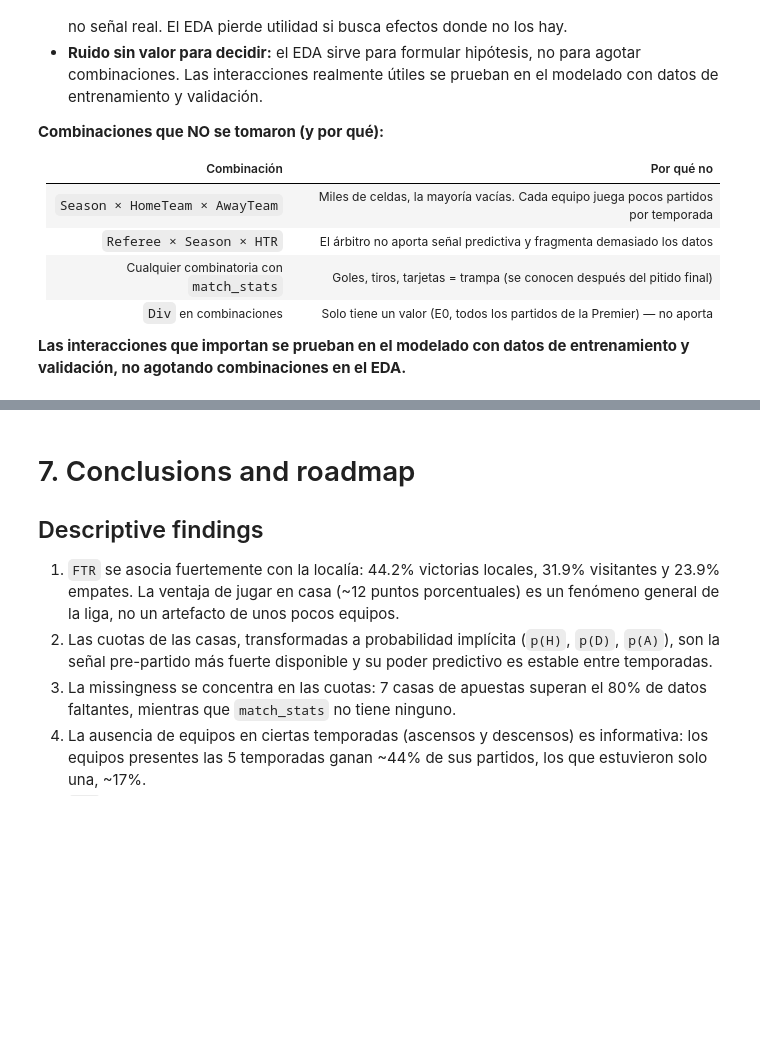
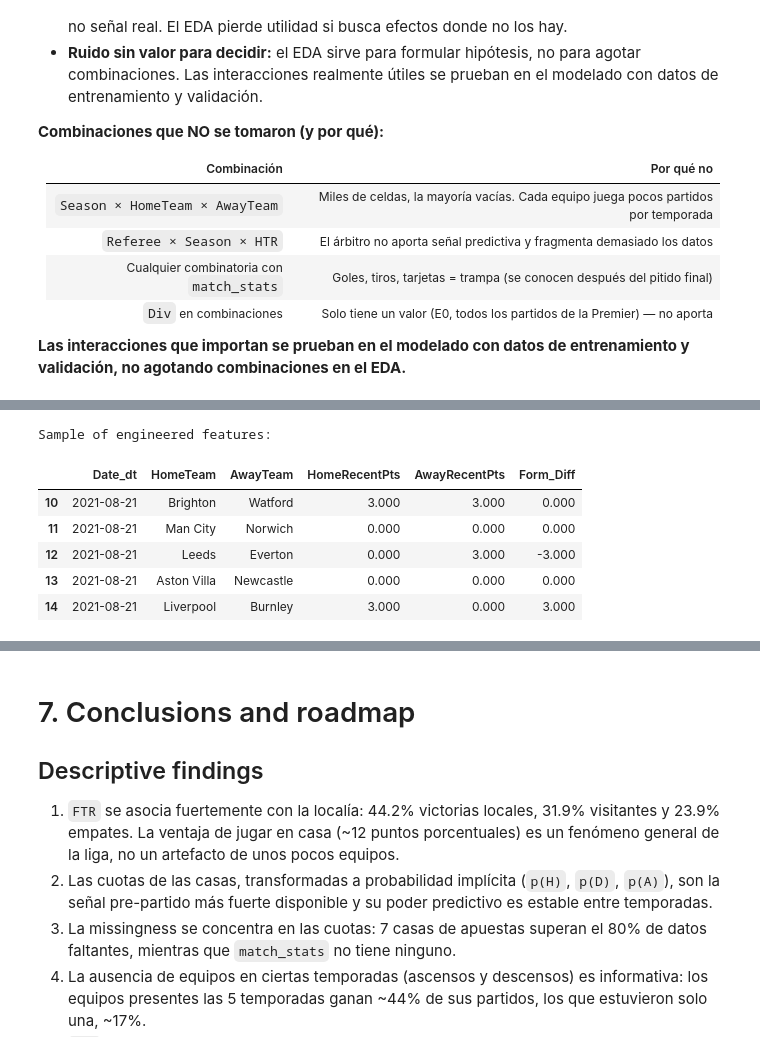
Before and after one commit to errodd/premier_league_football_predictor, a Jupyter notebook: notebooks/EDA.ipynb, the cells around one changed output, grey strips where cells are left out. Cells and saved outputs as stored; diff of their text form; code cells hidden in the pictures; blank space fills up the shorter version.

```diff
--- a/notebooks/EDA.ipynb
+++ b/notebooks/EDA.ipynb
@@ -1823,0 +1834,59 @@ El EDA ya cubrió las interacciones de 2 vías con señal (favorito × localía,
+# %%
+premier_df = premier_df.copy()
+
+# 1. Ensure chronological order to prevent data leakage
+premier_df['Date_dt'] = pd.to_datetime(premier_df['Date'], format='%d/%m/%Y')
+premier_df = premier_df.sort_values(by='Date_dt').reset_index(drop=True)
+
+# 2. Helper function to calculate points earned in a match
+def get_points(ftr, is_home):
+    if ftr == 'D':
+        return 1
+    elif (ftr == 'H' and is_home) or (ftr == 'A' and not is_home):
+        return 3
+    else:
+        return 0
+
+premier_df['HomePoints'] = premier_df.apply(lambda r: get_points(r['FTR'], True), axis=1)
+premier_df['AwayPoints'] = premier_df.apply(lambda r: get_points(r['FTR'], False), axis=1)
+
+# 3. Create a long-format DataFrame to compute team-level rolling stats
+home_stack = premier_df[['Date_dt', 'HomeTeam', 'HomePoints', 'FTHG', 'FTAG']].copy()
+home_stack = home_stack.rename(columns={'HomeTeam': 'Team', 'HomePoints': 'Pts', 'FTHG': 'GS', 'FTAG': 'GC'})
+home_stack['is_home'] = True
+
+away_stack = premier_df[['Date_dt', 'AwayTeam', 'AwayPoints', 'FTAG', 'FTHG']].copy()
+away_stack = away_stack.rename(columns={'AwayTeam': 'Team', 'AwayPoints': 'Pts', 'FTAG': 'GS', 'FTHG': 'GC'})
+away_stack['is_home'] = False
+
+# Combine and sort by Team and Date
+team_matches = pd.concat([home_stack, away_stack]).sort_values(['Team', 'Date_dt'])
+
+# 4. Calculate Rolling Features (Last 3 matches).
+# shift(1) is MANDATORY to prevent the current match from leaking into the feature!
+team_matches['RecentPts'] = team_matches.groupby('Team')['Pts'].transform(lambda x: x.rolling(window=3, min_periods=1).sum().shift(1))
+
+# 5. Merge the engineered features back into the main DataFrame
+home_recent = team_matches[team_matches['is_home'] == True][['Date_dt', 'Team', 'RecentPts']]
+home_recent = home_recent.rename(columns={'Team': 'HomeTeam', 'RecentPts': 'HomeRecentPts'})
+
+away_recent = team_matches[team_matches['is_home'] == False][['Date_dt', 'Team', 'RecentPts']]
+away_recent = away_recent.rename(columns={'Team': 'AwayTeam', 'RecentPts': 'AwayRecentPts'})
+
+premier_df = premier_df.merge(home_recent, on=['Date_dt', 'HomeTeam'], how='left')
+premier_df = premier_df.merge(away_recent, on=['Date_dt', 'AwayTeam'], how='left')
+
+# 6. Calculate Form Difference (Home Momentum - Away Momentum)
+premier_df['Form_Diff'] = premier_df['HomeRecentPts'] - premier_df['AwayRecentPts']
+
+# Verify the feature creation
+print("Sample of engineered features:")
+premier_df[['Date_dt', 'HomeTeam', 'AwayTeam', 'HomeRecentPts', 'AwayRecentPts', 'Form_Diff']].dropna().head()
+# %% [output]
+Sample of engineered features:
+|  | Date_dt | HomeTeam | AwayTeam | HomeRecentPts | AwayRecentPts | Form_Diff |
+| 10 | 2021-08-21 | Brighton | Watford | 3.000 | 3.000 | 0.000 |
+| 11 | 2021-08-21 | Man City | Norwich | 0.000 | 0.000 | 0.000 |
+| 12 | 2021-08-21 | Leeds | Everton | 0.000 | 3.000 | -3.000 |
+| 13 | 2021-08-21 | Aston Villa | Newcastle | 0.000 | 0.000 | 0.000 |
+| 14 | 2021-08-21 | Liverpool | Burnley | 3.000 | 0.000 | 3.000 |
```
Also changed, not shown: parts of 8 cells of this notebook.
